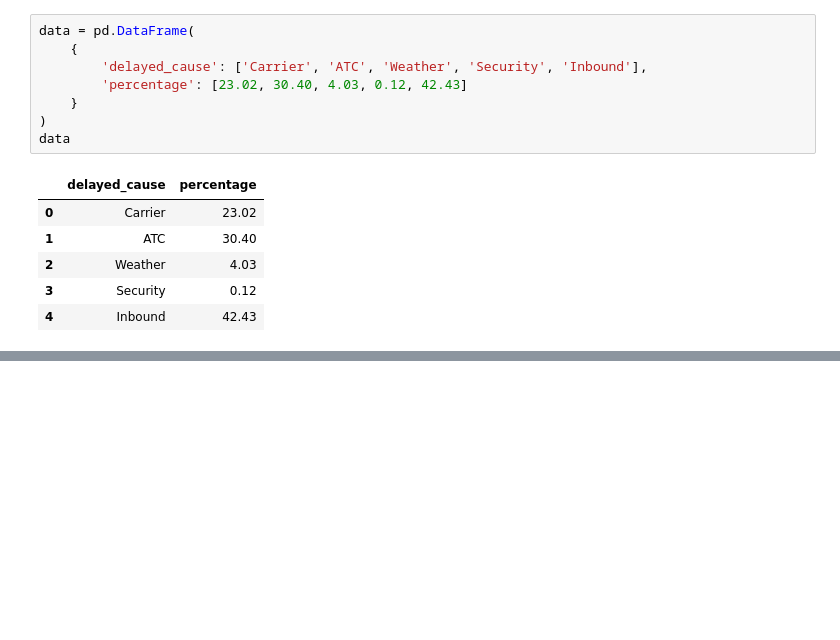
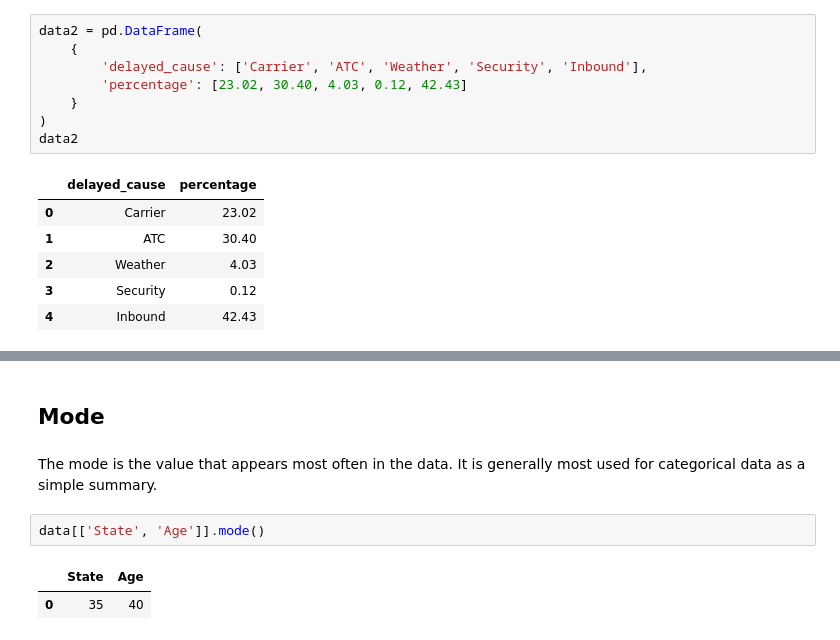
Before and after one commit to gdserafini/pratical-statistics, a Jupyter notebook: src/1-exploratory-data-analysis/exploratory_data_analysis.ipynb, the cells around one changed output, grey strips where cells are left out. Drawn from its saved outputs; the diff is of its cells as text; blank space fills up the shorter version.

Commit message:
update -> add mode examples

```diff
--- a/src/1-exploratory-data-analysis/exploratory_data_analysis.ipynb
+++ b/src/1-exploratory-data-analysis/exploratory_data_analysis.ipynb
@@ -244,13 +244,13 @@ plt.show()
 For binary and categorical data, a proportions, percentages and counts tell the story of the data. To represent this data format, the bar chart is a good choice, the x-axis represents different categories of a variable and the y-axis represents the count, the bars are separated from on another. <br>
 *A histogram represents the distribution of a continuous numeric variable.
 # %%
-data = pd.DataFrame(
+data2 = pd.DataFrame(
     {
         'delayed_cause': ['Carrier', 'ATC', 'Weather', 'Security', 'Inbound'],
         'percentage': [23.02, 30.40, 4.03, 0.12, 42.43]
     }
 )
-data
+data2
 # %% [output]
 |  | delayed_cause | percentage |
 | 0 | Carrier | 23.02 |
@@ -268,3 +268,12 @@ plt.ylabel('Percentage')
 plt.show()
 # %% [output]
 [figure]
+# %% [markdown]
+## Mode
+# %% [markdown]
+The mode is the value that appears most often in the data. It is generally most used for categorical data as a simple summary.
+# %%
+data[['State', 'Age']].mode()
+# %% [output]
+|  | State | Age |
+| 0 | 35 | 40 |
```
Also changed, not shown: parts of 1 cell of this notebook, 1 other file.
